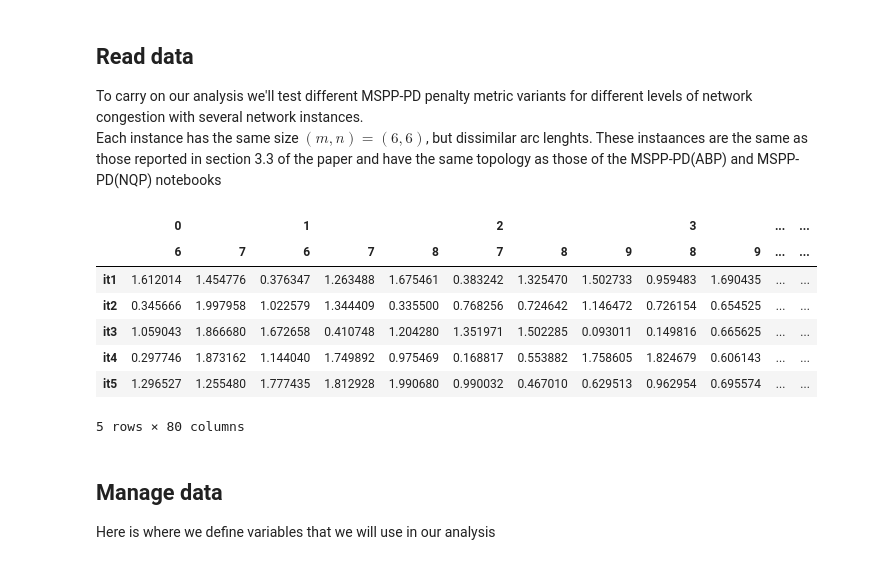
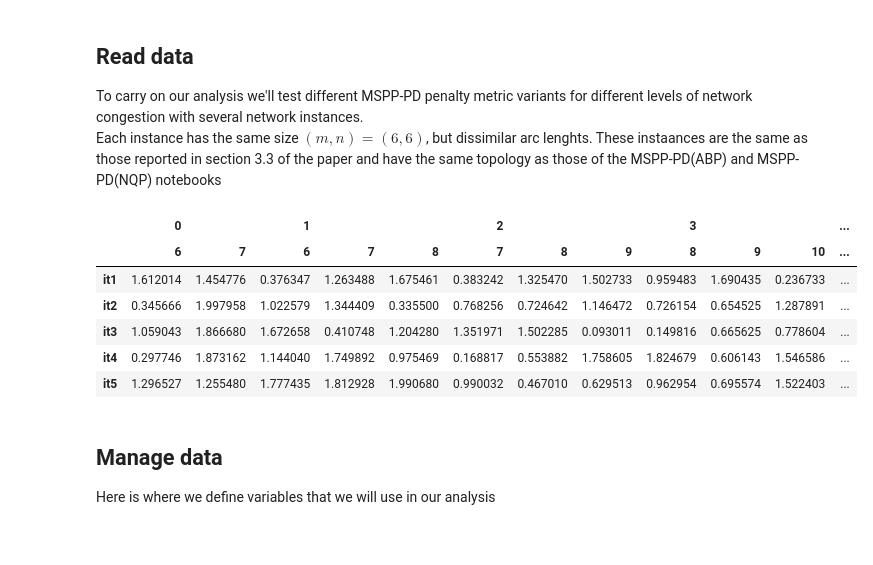
Before and after one commit to kkevin98/Multiple_shortest_path_problem_with_path_deconfliction, a Jupyter notebook: Model_comparison.ipynb, the cells around one changed output. Saved outputs shown, nothing was run; the diff lists cells and outputs as text; code cells hidden in the pictures.

```diff
--- a/Model_comparison.ipynb
+++ b/Model_comparison.ipynb
@@ -16,20 +17,19 @@ As a first idea we can imagine that an higher number of agents that has to be ro
 To carry on our analysis we'll test different MSPP-PD penalty metric variants for different levels of network congestion with several network instances.
 Each instance has the same size $(m,n) = (6,6)$, but dissimilar arc lenghts. These instaances are the same as those reported in section 3.3 of the paper and have the same topology as those of the MSPP-PD(ABP) and MSPP-PD(NQP) notebooks
 # %%
-networks_df = dr.read_networks_csv("data/d_it_ij_6x6_1000it.csv",
+networks_df = fr.read_networks_csv("data/d_it_ij_6x6_1000it.csv",
                                    along="rows")
 
 # show some network instances
 networks_df.head()
 # %% [output]
-|  | 0 |  | 1 |  |  | 2 |  |  | 3 |  | ... | ... |
-|  | 6 | 7 | 6 | 7 | 8 | 7 | 8 | 9 | 8 | 9 | ... | ... |
-| it1 | 1.612014 | 1.454776 | 0.376347 | 1.263488 | 1.675461 | 0.383242 | 1.325470 | 1.502733 | 0.959483 | 1.690435 | ... | ... |
-| it2 | 0.345666 | 1.997958 | 1.022579 | 1.344409 | 0.335500 | 0.768256 | 0.724642 | 1.146472 | 0.726154 | 0.654525 | ... | ... |
-| it3 | 1.059043 | 1.866680 | 1.672658 | 0.410748 | 1.204280 | 1.351971 | 1.502285 | 0.093011 | 0.149816 | 0.665625 | ... | ... |
-| it4 | 0.297746 | 1.873162 | 1.144040 | 1.749892 | 0.975469 | 0.168817 | 0.553882 | 1.758605 | 1.824679 | 0.606143 | ... | ... |
-| it5 | 1.296527 | 1.255480 | 1.777435 | 1.812928 | 1.990680 | 0.990032 | 0.467010 | 0.629513 | 0.962954 | 0.695574 | ... | ... |
+|  | 0 |  | 1 |  |  | 2 |  |  | 3 |  |  | ... |
+|  | 6 | 7 | 6 | 7 | 8 | 7 | 8 | 9 | 8 | 9 | 10 | ... |
+| it1 | 1.612014 | 1.454776 | 0.376347 | 1.263488 | 1.675461 | 0.383242 | 1.325470 | 1.502733 | 0.959483 | 1.690435 | 0.236733 | ... |
+| it2 | 0.345666 | 1.997958 | 1.022579 | 1.344409 | 0.335500 | 0.768256 | 0.724642 | 1.146472 | 0.726154 | 0.654525 | 1.287891 | ... |
+| it3 | 1.059043 | 1.866680 | 1.672658 | 0.410748 | 1.204280 | 1.351971 | 1.502285 | 0.093011 | 0.149816 | 0.665625 | 0.778604 | ... |
+| it4 | 0.297746 | 1.873162 | 1.144040 | 1.749892 | 0.975469 | 0.168817 | 0.553882 | 1.758605 | 1.824679 | 0.606143 | 1.546586 | ... |
+| it5 | 1.296527 | 1.255480 | 1.777435 | 1.812928 | 1.990680 | 0.990032 | 0.467010 | 0.629513 | 0.962954 | 0.695574 | 1.522403 | ... |
-5 rows × 80 columns
 # %% [markdown]
 ## Manage data
 
```
Also changed, not shown: parts of 7 cells of this notebook, 8 other files.
